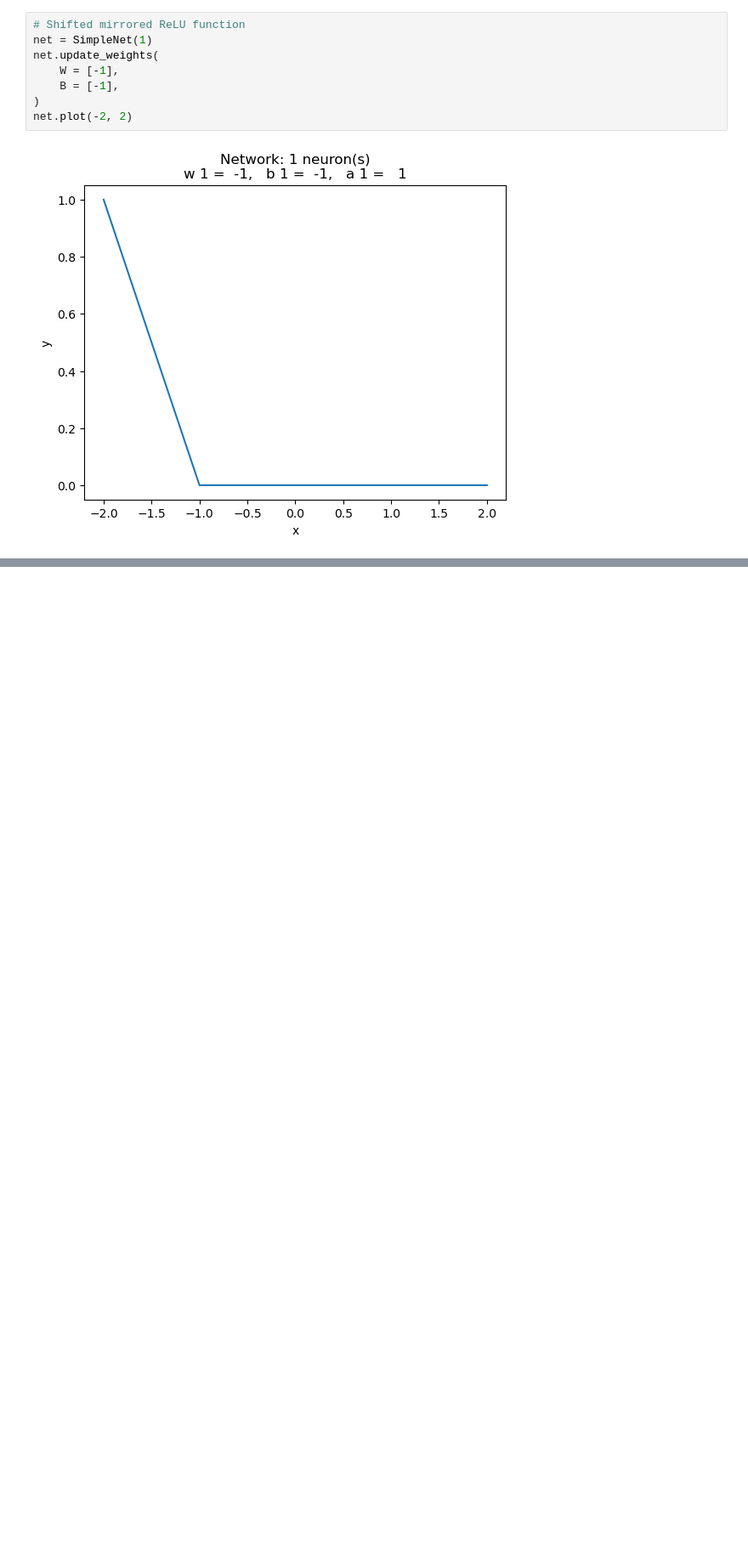
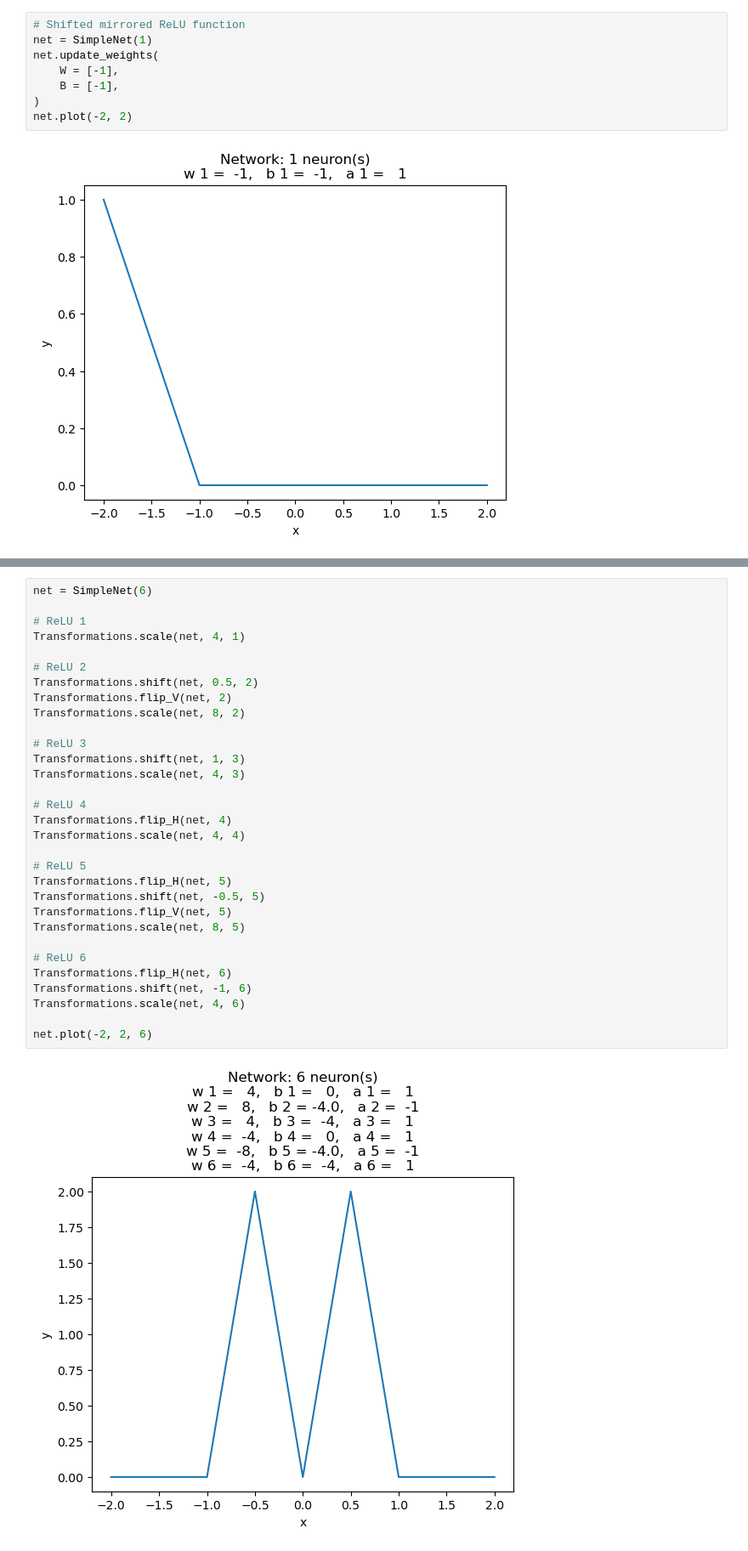
Before and after one commit to PaulusBoskabouter/EvoNet, a Jupyter notebook: experiment_beau.ipynb, the cells around one changed output, grey strips where cells are left out. Shown at 85% size. Drawn from its saved outputs; the diff is of its cells as text; blank space fills up the shorter version.

```diff
--- a/experiment_beau.ipynb
+++ b/experiment_beau.ipynb
@@ -161,0 +269,33 @@ Add mutation function to network to:
+# %%
+net = SimpleNet(6)
+
+# ReLU 1
+Transformations.scale(net, 4, 1)
+
+# ReLU 2
+Transformations.shift(net, 0.5, 2)
+Transformations.flip_V(net, 2)
+Transformations.scale(net, 8, 2)
+
+# ReLU 3
+Transformations.shift(net, 1, 3)
+Transformations.scale(net, 4, 3)
+
+# ReLU 4
+Transformations.flip_H(net, 4)
+Transformations.scale(net, 4, 4)
+
+# ReLU 5
+Transformations.flip_H(net, 5)
+Transformations.shift(net, -0.5, 5)
+Transformations.flip_V(net, 5)
+Transformations.scale(net, 8, 5)
+
+# ReLU 6
+Transformations.flip_H(net, 6)
+Transformations.shift(net, -1, 6)
+Transformations.scale(net, 4, 6)
+
+net.plot(-2, 2, 6)
+# %% [output]
+[figure, added]
```
Also changed, not shown: parts of 14 cells of this notebook.
